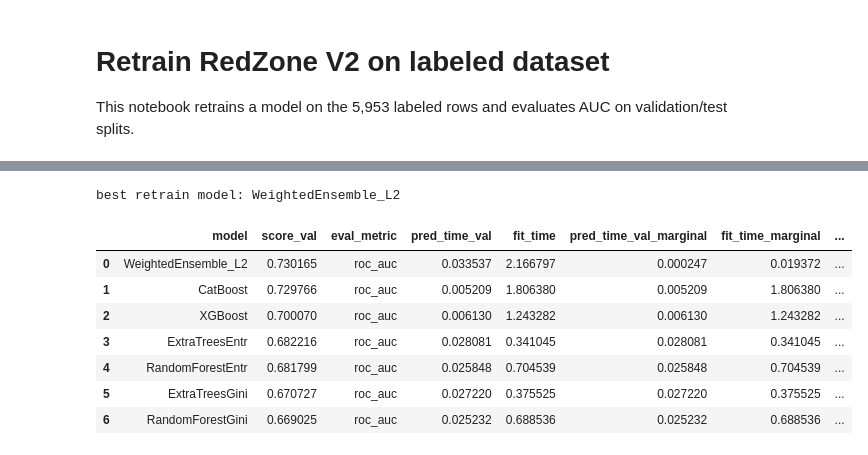
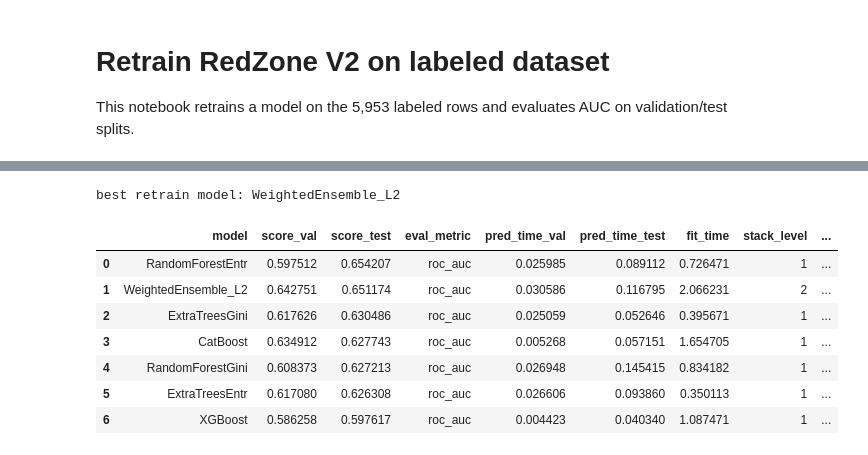
Before and after one commit to Junchen-concord/jan26_loonie_customize, a Jupyter notebook: notebooks/03_retrain_model.ipynb, the cells around one changed output, grey strips where cells are left out. Cells and saved outputs as stored; diff of their text form; code cells hidden in the pictures.

Commit message:
1/22 Retrain Report Complete

```diff
--- a/notebooks/03_retrain_model.ipynb
+++ b/notebooks/03_retrain_model.ipynb
@@ -6,6 +6,8 @@ This notebook retrains a model on the 5,953 labeled rows and evaluates AUC on va
 from __future__ import annotations
 
 import os
+from datetime import datetime
+
 import pandas as pd
 from autogluon.tabular import TabularPredictor
 from sklearn.model_selection import GroupShuffleSplit, train_test_split
@@ -13,7 +15,9 @@ from sklearn.metrics import roc_auc_score
 
 # --- Config ---
 DATA_PATH = "/Users/starsrain/jan2026_concord/jan2026_loonie_customize/retrain_data/features_with_fpdaa.parquet"
-OUTPUT_MODEL_DIR = "/Users/starsrain/jan2026_concord/jan2026_loonie_customize/retrain_data/autogluon_models_FPDAA_retrain_no_accountGuid"
+BASE_OUTPUT_DIR = "/Users/starsrain/jan2026_concord/jan2026_loonie_customize/retrain_data/autogluon_models_FPDAA_retrain_no_accountGuid"
+RUN_ID = datetime.now().strftime("%Y%m%d_%H%M%S")
+OUTPUT_MODEL_DIR = f"{BASE_OUTPUT_DIR}_{RUN_ID}"
 LABEL_COL = "FPDAA"
 GROUP_COL = "IBVStatusID"  # group by application/IBV to avoid leakage across accounts
 RANDOM_SEED = 37
@@ -70,7 +74,7 @@ print("train rows:", len(train_df_model))
 print("val rows:", len(val_df_model))
 print("test rows:", len(test_df_model))
 
-# --- Train AutoGluon ---
+# --- Train AutoGluon (no bagging) ---
 if os.path.exists(OUTPUT_MODEL_DIR):
     print("Note: model directory already exists:", OUTPUT_MODEL_DIR)
 
@@ -151,20 +113,38 @@ delta median: 285.0
 # %%
-# --- Summarize retrained model ---
-leaderboard_retrain = predictor.leaderboard(silent=True)
+# --- Summarize retrained model (val + test AUC) ---
+leaderboard_retrain = predictor.leaderboard(
+    data=test_df_model,
+    silent=True,
+)
 
 best_model_retrain = getattr(predictor, "model_best", None)
 if best_model_retrain is None and not leaderboard_retrain.empty:
     best_model_retrain = leaderboard_retrain.iloc[0]["model"]
 
 print("best retrain model:", best_model_retrain)
-display(leaderboard_retrain)
+
+cols = [
+    "model",
+    "score_val",
+    "score_test",
+    "eval_metric",
+    "pred_time_val",
+    "pred_time_test",
+    "fit_time",
+    "stack_level",
+    "can_infer",
+    "fit_order",
+]
+cols = [c for c in cols if c in leaderboard_retrain.columns]
+
+display(leaderboard_retrain[cols])
 # %% [output]
 best retrain model: WeightedEnsemble_L2
-|  | model | score_val | eval_metric | pred_time_val | fit_time | pred_time_val_marginal | fit_time_marginal | ... |
-| 0 | WeightedEnsemble_L2 | 0.730165 | roc_auc | 0.033537 | 2.166797 | 0.000247 | 0.019372 | ... |
-| 1 | CatBoost | 0.729766 | roc_auc | 0.005209 | 1.806380 | 0.005209 | 1.806380 | ... |
-| 2 | XGBoost | 0.700070 | roc_auc | 0.006130 | 1.243282 | 0.006130 | 1.243282 | ... |
-| 3 | ExtraTreesEntr | 0.682216 | roc_auc | 0.028081 | 0.341045 | 0.028081 | 0.341045 | ... |
-| 4 | RandomForestEntr | 0.681799 | roc_auc | 0.025848 | 0.704539 | 0.025848 | 0.704539 | ... |
-| 5 | ExtraTreesGini | 0.670727 | roc_auc | 0.027220 | 0.375525 | 0.027220 | 0.375525 | ... |
-| 6 | RandomForestGini | 0.669025 | roc_auc | 0.025232 | 0.688536 | 0.025232 | 0.688536 | ... |
+|  | model | score_val | score_test | eval_metric | pred_time_val | pred_time_test | fit_time | stack_level | ... |
+| 0 | RandomForestEntr | 0.597512 | 0.654207 | roc_auc | 0.025985 | 0.089112 | 0.726471 | 1 | ... |
+| 1 | WeightedEnsemble_L2 | 0.642751 | 0.651174 | roc_auc | 0.030586 | 0.116795 | 2.066231 | 2 | ... |
+| 2 | ExtraTreesGini | 0.617626 | 0.630486 | roc_auc | 0.025059 | 0.052646 | 0.395671 | 1 | ... |
+| 3 | CatBoost | 0.634912 | 0.627743 | roc_auc | 0.005268 | 0.057151 | 1.654705 | 1 | ... |
+| 4 | RandomForestGini | 0.608373 | 0.627213 | roc_auc | 0.026948 | 0.145415 | 0.834182 | 1 | ... |
+| 5 | ExtraTreesEntr | 0.617080 | 0.626308 | roc_auc | 0.026606 | 0.093860 | 0.350113 | 1 | ... |
+| 6 | XGBoost | 0.586258 | 0.597617 | roc_auc | 0.004423 | 0.040340 | 1.087471 | 1 | ... |
```
Also changed, not shown: parts of 4 cells of this notebook, 3 other files.
